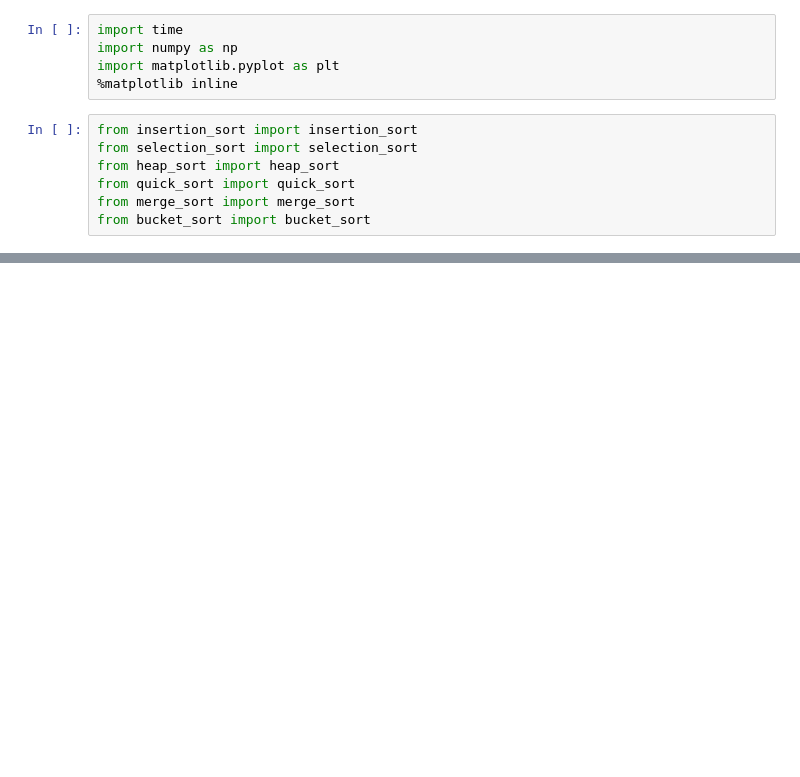
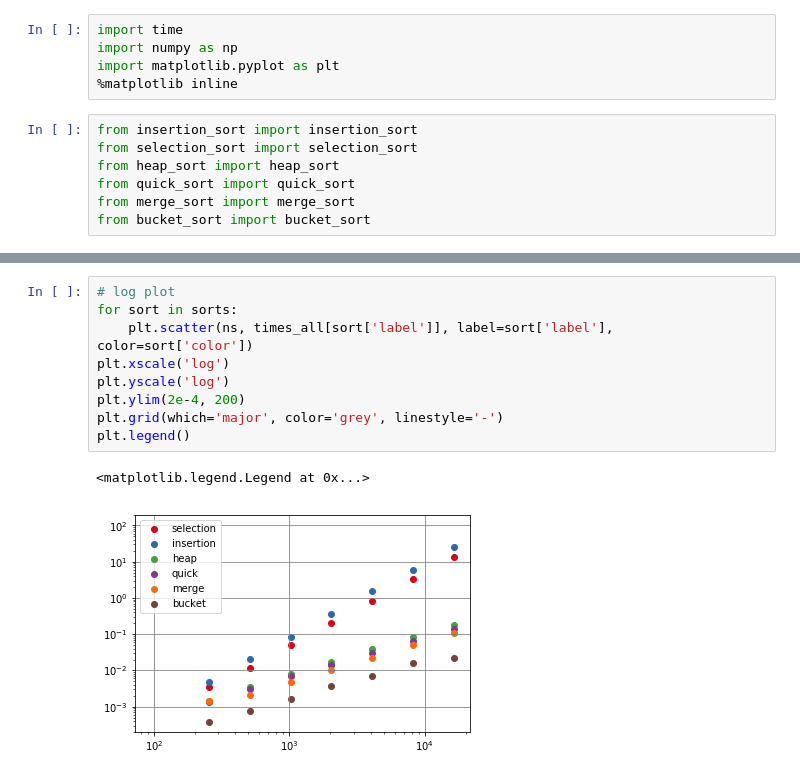
Before and after one commit to maiyama18/algorithm_quick_reference, a Jupyter notebook: ch-4/evaluate_sorts.ipynb, the cells around one changed output, grey strips where cells are left out. Cells and saved outputs as stored; diff of their text form; blank space fills up the shorter version.

```diff
--- a/ch-4/evaluate_sorts.ipynb
+++ b/ch-4/evaluate_sorts.ipynb
@@ -87,0 +134,12 @@ plt.plot(ns, params[0] * np.array(ns)**2)
+# %%
+# log plot
+for sort in sorts:
+    plt.scatter(ns, times_all[sort['label']], label=sort['label'], color=sort['color'])
+plt.xscale('log')
+plt.yscale('log')
+plt.ylim(2e-4, 200)
+plt.grid(which='major', color='grey', linestyle='-')
+plt.legend()
+# %% [output]
+<matplotlib.legend.Legend at 0x...>
+[figure, added]
```
Also changed, not shown: parts of 24 cells of this notebook.
